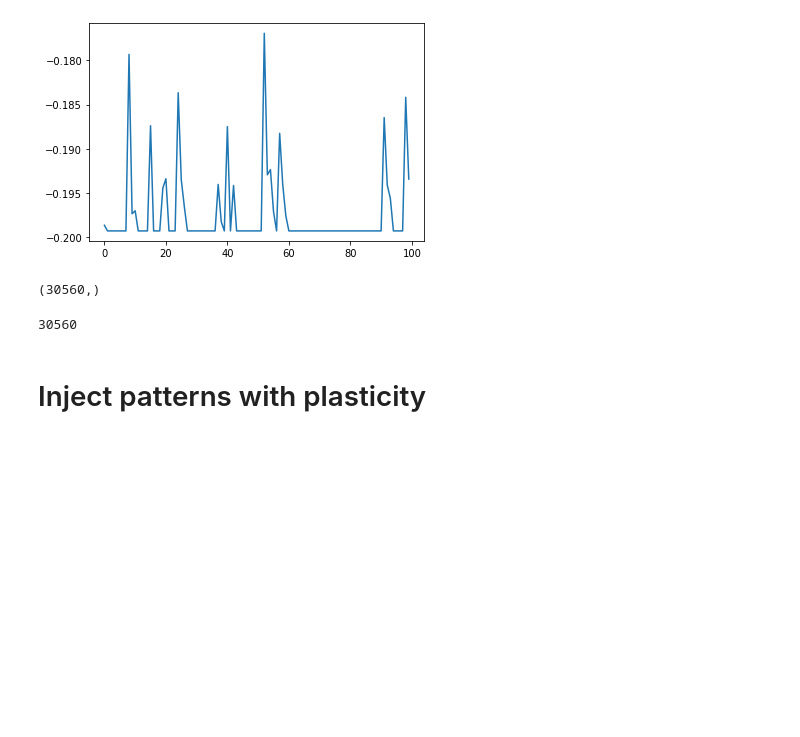
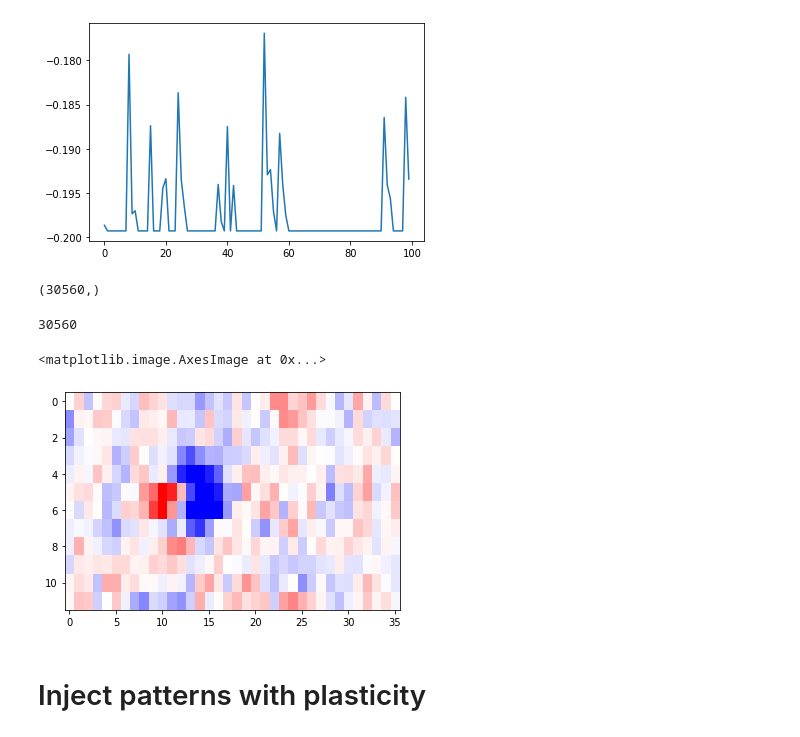
Before and after one commit to mariakesa/DayanAbbottExplorations, a Jupyter notebook: EnsemblePursuitSynapseExploration.ipynb, the cells around one changed output. Cells and saved outputs as stored; diff of their text form; code cells hidden in the pictures; blank space fills up the shorter version.

Commit message:
Add receptive field plot

```diff
--- a/EnsemblePursuitSynapseExploration.ipynb
+++ b/EnsemblePursuitSynapseExploration.ipynb
@@ -133,4 +133,12 @@ B0 = gaussian_filter(B0, [.5, .5, 0]) # smooth each receptive field a little
 # %% [output]
 30560
+# %%
+rf = B0[:,:,0]
+rfmax = np.max(B0)
+# rfmax = np.max(np.abs(rf))
+plt.imshow(rf, aspect='auto', cmap = 'bwr', vmin = -rfmax, vmax = rfmax)
+# %% [output]
+<matplotlib.image.AxesImage at 0x...>
+[figure, added]
 # %% [markdown]
 # Inject patterns with plasticity
```
Also changed, not shown: parts of 1 cell of this notebook.
